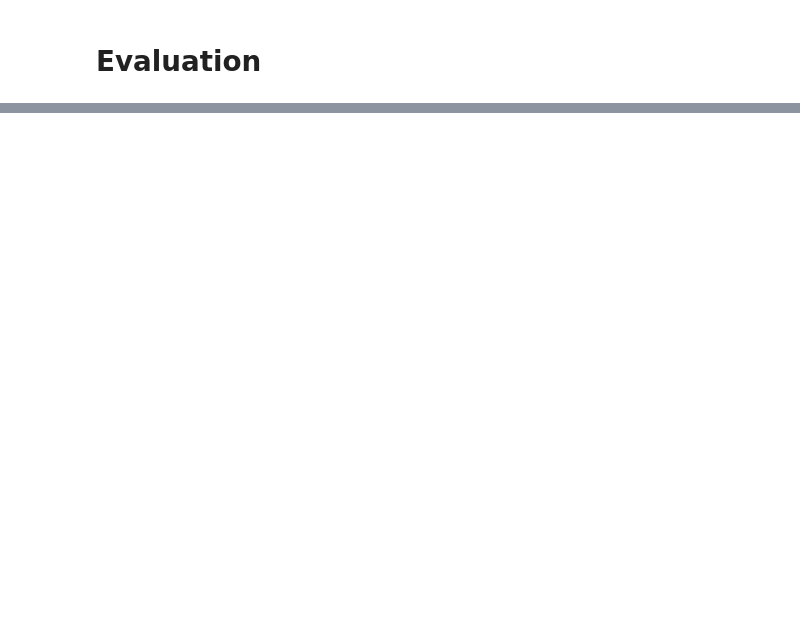
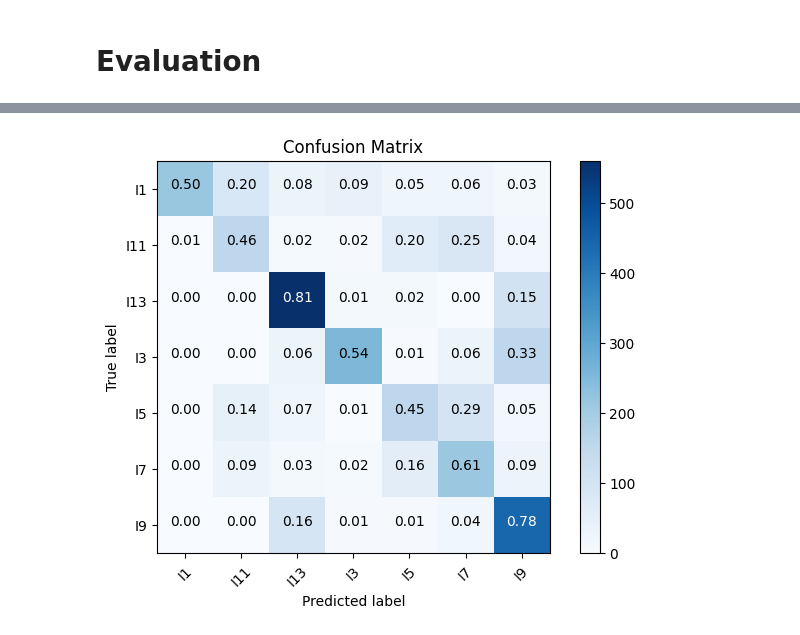
Before and after one commit to AloraTab/aat2000, a Jupyter notebook: dissy.ipynb, the cells around one changed output, grey strips where cells are left out. Drawn from its saved outputs; the diff is of its cells as text; code cells hidden in the pictures; blank space fills up the shorter version.

```diff
--- a/dissy.ipynb
+++ b/dissy.ipynb
@@ -456,5 +504,12 @@ history = model.fit(
 # %% [markdown]
 # Evaluation
+# %%
+X_train, X_test, Y_train, Y_test = train_test_split(X,vectorized_y, test_size=0.3, random_state=40)
+X_train = X_train.reshape((X_train.shape[0], X_train.shape[1],X_train.shape[2],1))
+X_test = X_test.reshape((X_test.shape[0], X_test.shape[1],X_test.shape[2],1))
+
+X_train = tf.convert_to_tensor(X_train)
+Y_train = tf.convert_to_tensor(Y_train)
 # %%
 # model = keras.models.load_model("sa-mish-adam-150.h5")
 
@@ -487,3 +570,25 @@ print(classification_report(Y_test, y_pred, target_names=classes))
+# %%
+class_names = ['I1', 'I11', 'I13', 'I3', 'I5', 'I7', 'I9']
+
+cm_percent = cm.astype('float') / cm.sum(axis=1)[:, np.newaxis]
+plt.imshow(cm, interpolation='nearest', cmap=plt.cm.Blues)
+plt.title('Confusion Matrix')
+plt.colorbar()
+tick_marks = np.arange(len(class_names))
+plt.xticks(tick_marks, class_names, rotation=45)
+plt.yticks(tick_marks, class_names)
+thresh = cm.max() / 2.
+for i in range(cm.shape[0]):
+    for j in range(cm.shape[1]):
+        plt.text(j, i, format(cm_percent[i, j], '.2f'),
+                 horizontalalignment="center",
+                 color="white" if cm[i, j] > thresh else "black")
+plt.tight_layout()
+plt.ylabel('True label')
+plt.xlabel('Predicted label')
+plt.show()
+# %% [output]
+[figure, added]
 # %%
 %%time
 
```
Also changed, not shown: parts of 15 cells of this notebook.
